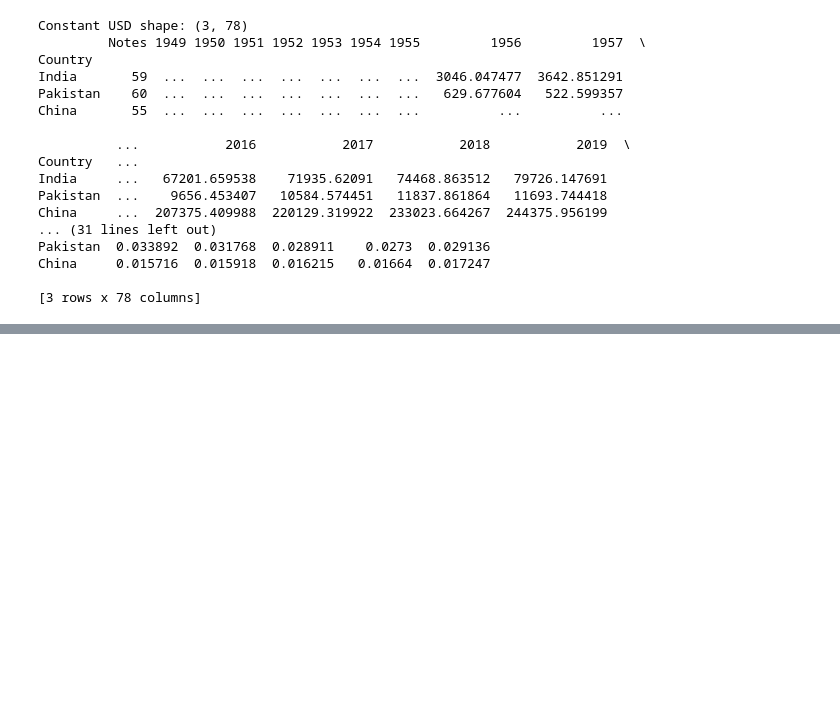
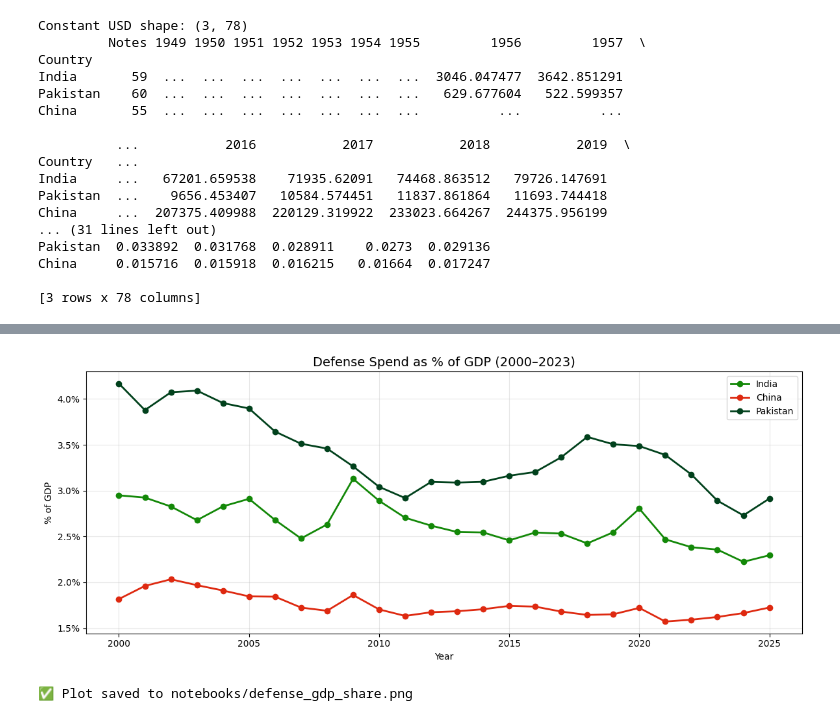
Before and after one commit to Naman-GG/DefDex, a Jupyter notebook: notebooks/01_eda.ipynb, the cells around one changed output, grey strips where cells are left out. Drawn from its saved outputs; the diff is of its cells as text; code cells hidden in the pictures; blank space fills up the shorter version.

```diff
--- a/notebooks/01_eda.ipynb
+++ b/notebooks/01_eda.ipynb
@@ -55,0 +168,31 @@ China     0.015716  0.015918  0.016215   0.01664  0.017247
+# %%
+# ── Plot: defense spend as % of GDP ─────────────────────────
+years = [col for col in sipri_gdp.columns if str(col).strip().isdigit()]
+
+sipri_gdp_plot = sipri_gdp[years].T
+sipri_gdp_plot.columns = sipri_gdp.index
+sipri_gdp_plot.index = sipri_gdp_plot.index.astype(int)
+sipri_gdp_plot = sipri_gdp_plot[sipri_gdp_plot.index >= 2000]
+
+plt.figure(figsize=(12, 5))
+colors = {"India": "#138808", "China": "#DE2910", "Pakistan": "#01411C"}
+for country in ["India", "China", "Pakistan"]:
+    if country in sipri_gdp_plot.columns:
+        plt.plot(sipri_gdp_plot.index, sipri_gdp_plot[country],
+                marker="o", label=country,
+                color=colors[country], linewidth=2)
+
+plt.title("Defense Spend as % of GDP (2000–2023)", fontsize=14)
+plt.xlabel("Year")
+plt.ylabel("% of GDP")
+plt.legend()
+plt.grid(alpha=0.3)
+plt.tight_layout()
+plt.savefig("notebooks/defense_gdp_share.png", dpi=150)
+plt.gca().yaxis.set_major_formatter(
+plt.FuncFormatter(lambda x, _: f"{x*100:.1f}%"))
+plt.show()
+print("✅ Plot saved to notebooks/defense_gdp_share.png")
+# %% [output]
+[figure, added]
+✅ Plot saved to notebooks/defense_gdp_share.png
```
Also changed, not shown: parts of 5 cells of this notebook, 6 other files.
